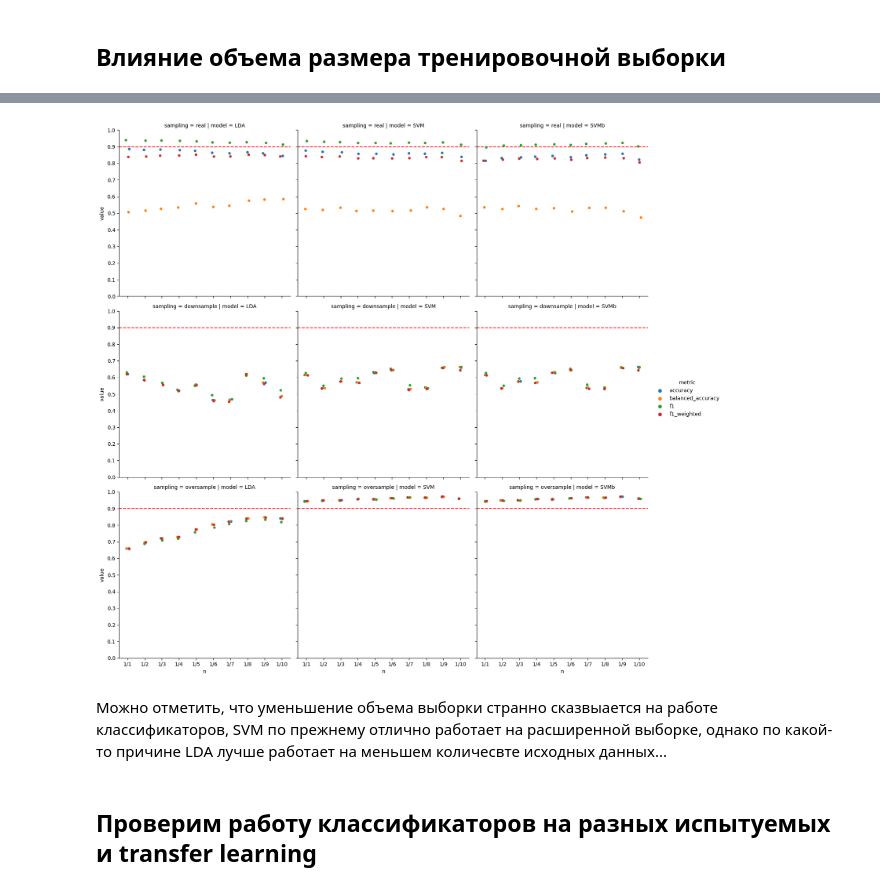
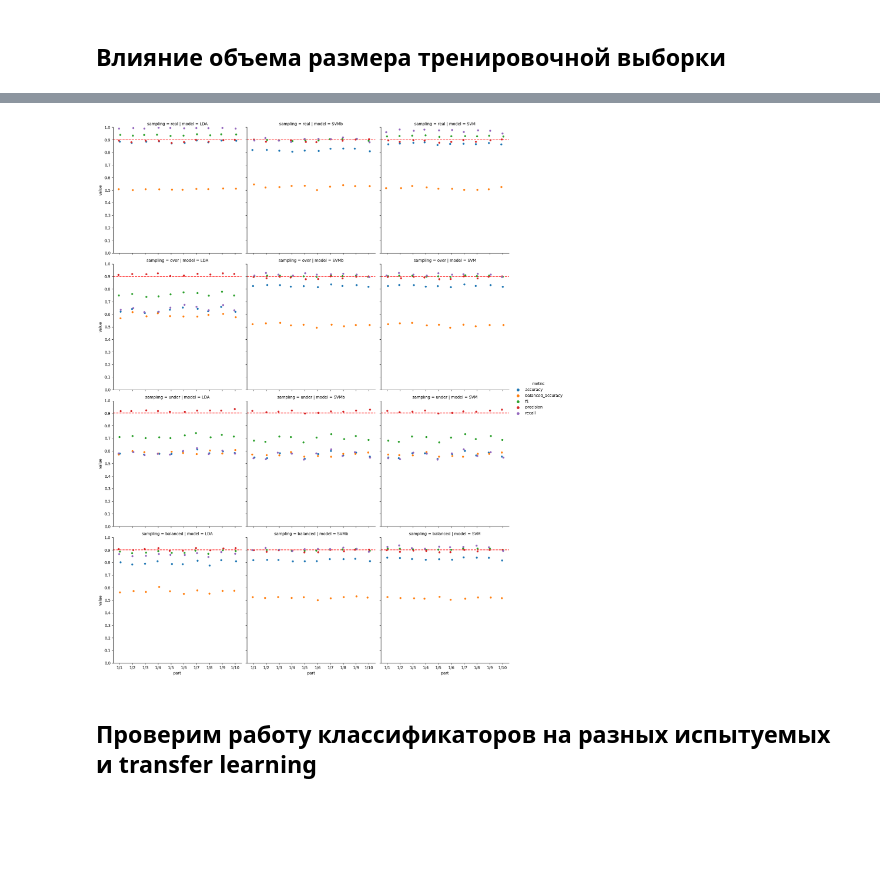
Before and after one commit to Tim-Ponomaryov/BCI_classifier, a Jupyter notebook: classic_ML2.ipynb, the cells around one changed output, grey strips where cells are left out. Drawn from its saved outputs; the diff is of its cells as text; code cells hidden in the pictures; blank space fills up the shorter version.

Commit message:
Fighting imbalance
Попытки борьбы с дисбалансом классов. Результаты странные. Работа в процессе.

```diff
--- a/classic_ML2.ipynb
+++ b/classic_ML2.ipynb
@@ -540,4 +455,5 @@ df = pd.read_csv('n_epochs_comparison_(7_ch).csv')
 g = sns.relplot(df, x='n_epochs', y='value', hue='metric', col='model', row='sampling', kind='line')
 for ax in g.axes.ravel():
     ax.axhline(.9, c='r', ls='--')
+    ax.set_xticks(np.arange(11))
 # %% [output]
@@ -562,31 +476,29 @@ def separate_data(x, y, part):
 # %%
 ns = []
 results = []
-X = dataset.x.copy()
+X = flatten(dataset.x.copy())
 y = dataset.y.copy()
-for n in range(1,11):
+
+lda = LDA()
+svm = SVC(kernel='rbf', C=10, random_state=42)
+svmb = SVC(kernel='rbf', C=10, random_state=42, class_weight='balanced')
+
+for n in tqdm(range(1,11)):
     x_part, y_part = separate_data(X, y, n)
-    X_ori, y_ori, X_down, y_down, X_over, y_over = sampling(X=x_part, y=y_part, report=False)
-    data = {'real':{'x': X_ori,
-                    'y': y_ori},
-            'downsample':{'x': X_down,
-                          'y': y_down},
-            'oversample':{'x': X_over,
-                          'y': y_over}}
-    lda = LDA()
-    svm = make_pipeline(RobustScaler(), SVC(kernel='rbf', C=10, random_state=42))
-    svmb = make_pipeline(RobustScaler(), SVC(kernel='rbf', C=10, random_state=42, class_weight='balanced'))
-    res = pipeline(data, lda, svm, svmb, models_names=['LDA', 'SVM', 'SVMb'], scoring=['accuracy', 'balanced_accuracy', 'f1', 'f1_weighted'])
+
+    res = pipeline(X, y, lda, svmb, svm, models_names=['LDA', 'SVMb', 'SVM'],
+                   scoring=['accuracy', 'balanced_accuracy', 'f1', 'precision', 'recall'],
+                   test_size=0.33, scaler=RobustScaler())
     ns.append(f'1/{n}')
     results.append(res)
 # %%
 dfs = []
 for n, res in zip(ns, results):
-    dfs.append(pd.concat([pd.melt(df.reset_index(names='metric'), id_vars='metric', var_name='model').assign(sampling=k, n=n) for k,df in res.items()]))
+    dfs.append(res.melt(id_vars=['model', 'sampling'], var_name='metric').assign(part=n))
 df = pd.concat(dfs)
 # %%
-# df.to_csv('n_part_of_data_comparsion.csv')
-df = pd.read_csv('n_part_of_data_comparsion.csv', index_col=0)
+# df.to_csv('n_part_of_data_comparsion2.csv')
+# df = pd.read_csv('n_part_of_data_comparsion.csv', index_col=0)
 # %%
 df.head()
 # %% [output]
@@ -599,13 +511,11 @@ df.head()
 # %%
-g = sns.catplot(df, x='n', y='value', hue='metric', col='model', row='sampling')
+g = sns.catplot(df, x='part', y='value', hue='metric', col='model', row='sampling')
 for ax in g.axes.ravel():
     ax.axhline(.9, c='r', ls='--')
     ax.set_ylim((0,1))
     ax.set_yticks(np.arange(0,1.1,0.1))
 # %% [output]
-[figure, old version]
+[figure, new version]
-# %% [markdown]
-Можно отметить, что уменьшение объема выборки странно сказвыается на работе классификаторов, SVM по прежнему отлично работает на расширенной выборке, однако по какой-то причине LDA лучше работает на меньшем количесвте исходных данных...
 # %% [markdown]
 ## Проверим работу классификаторов на разных испытуемых и transfer learning
 # %% [markdown]
```
Also changed, not shown: parts of 74 cells of this notebook.
